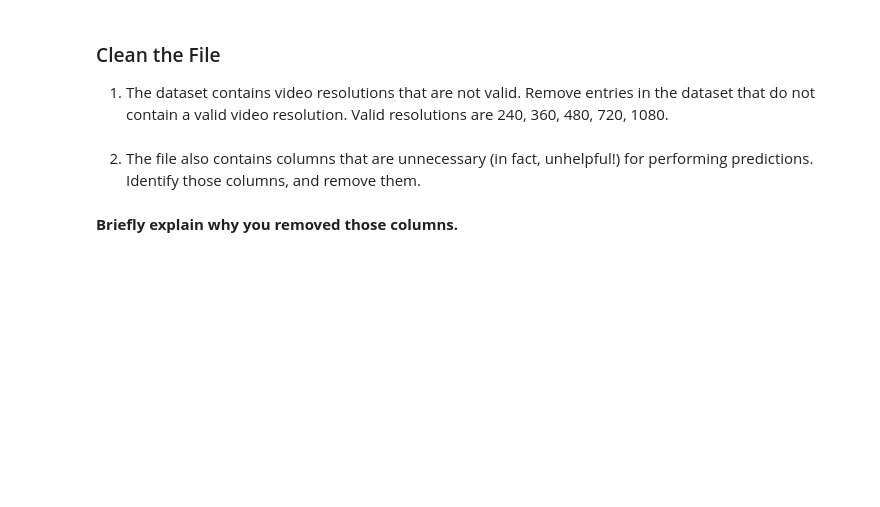
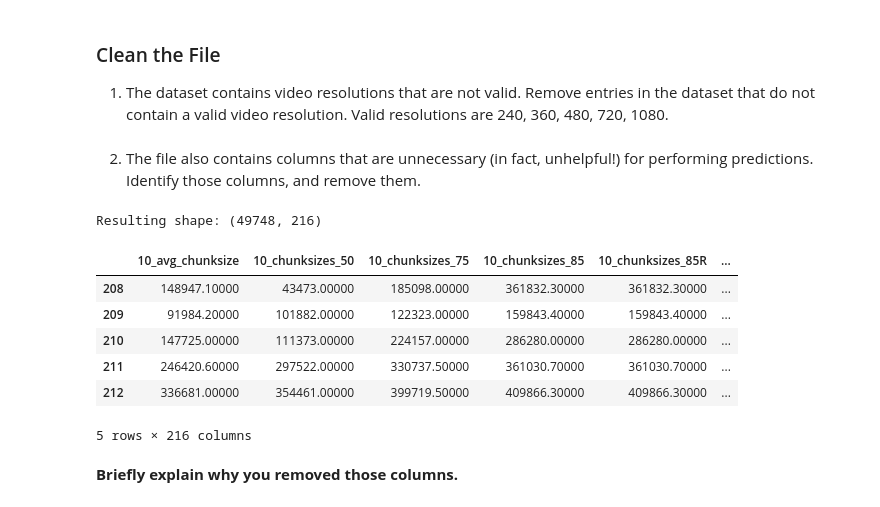
Before and after one commit to noise-course/video-quality-of-experience-hcarpenter4, a Jupyter notebook: 1-Video-Quality-Inference.ipynb, the cells around one changed output. Drawn from its saved outputs; the diff is of its cells as text; code cells hidden in the pictures; blank space fills up the shorter version.

```diff
--- a/1-Video-Quality-Inference.ipynb
+++ b/1-Video-Quality-Inference.ipynb
@@ -208,12 +205,68 @@ For this part of the assignment, you will need two pickle files, which we provid
 ### Load the File
 
 Load the video dataset pickle file.
+# %%
+netflix_video = pd.read_pickle("netflix_dataset.pkl")
 # %% [markdown]
 ### Clean the File
 
 1. The dataset contains video resolutions that are not valid. Remove entries in the dataset that do not contain a valid video resolution. Valid resolutions are 240, 360, 480, 720, 1080.
+# %%
+valid_res = {240, 360, 480, 720, 1080}
+netflix_video = netflix_video[netflix_video["resolution"].isin(valid_res)]
 # %% [markdown]
 2. The file also contains columns that are unnecessary (in fact, unhelpful!) for performing predictions. Identify those columns, and remove them.
+# %%
+# remove columns with same values
+# remove columns with NAs
+# find columns that are repeats of other columns (ending in R)
+# only keep numeric columns
+# remove nested structures
+# 251 - 39 total cols = 213
+
+from pandas.api import types as ptypes
+
+df = netflix_video.copy()
+
+# 1 Drop columns that contain any NaN
+df = df.dropna(axis=1)
+
+# 2 Remove columns with nested/unhashable values
+def is_scalar_series(s):
+    # Try to detect columns that contain lists, dicts, arrays, or tuples
+    try:
+        sample = s.head(100)
+        for x in sample:
+            if isinstance(x, (list, dict, set, tuple, np.ndarray)):
+                return False
+        return True
+    except Exception:
+        return False
+
+scalar_cols = [c for c in df.columns if is_scalar_series(df[c])]
+df = df[scalar_cols]
+
+# 3 Remove columns with constant value
+nunique = df.nunique(dropna=False)
+df = df.loc[:, nunique > 1]
+
+# 4 Remove duplicate columns
+df = df.loc[:, ~df.T.duplicated()]
+
+netflix_video_clean = df.copy()
+
+# show resulting dataframe shape and head
+print("Resulting shape:", netflix_video_clean.shape)
+display(netflix_video_clean.head())
+# %% [output]
+Resulting shape: (49748, 216)
+|  | 10_avg_chunksize | 10_chunksizes_50 | 10_chunksizes_75 | 10_chunksizes_85 | 10_chunksizes_85R | ... |
+| 208 | 148947.10000 | 43473.00000 | 185098.00000 | 361832.30000 | 361832.30000 | ... |
+| 209 | 91984.20000 | 101882.00000 | 122323.00000 | 159843.40000 | 159843.40000 | ... |
+| 210 | 147725.00000 | 111373.00000 | 224157.00000 | 286280.00000 | 286280.00000 | ... |
+| 211 | 246420.60000 | 297522.00000 | 330737.50000 | 361030.70000 | 361030.70000 | ... |
+| 212 | 336681.00000 | 354461.00000 | 399719.50000 | 409866.30000 | 409866.30000 | ... |
+5 rows × 216 columns
 # %% [markdown]
 **Briefly explain why you removed those columns.**
 # %% [markdown]
```
Also changed, not shown: parts of 6 cells of this notebook.
